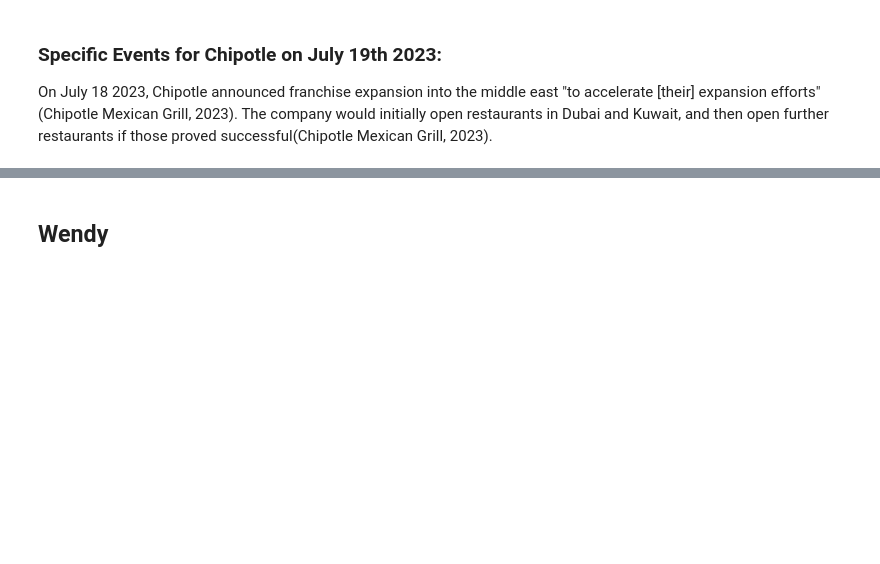
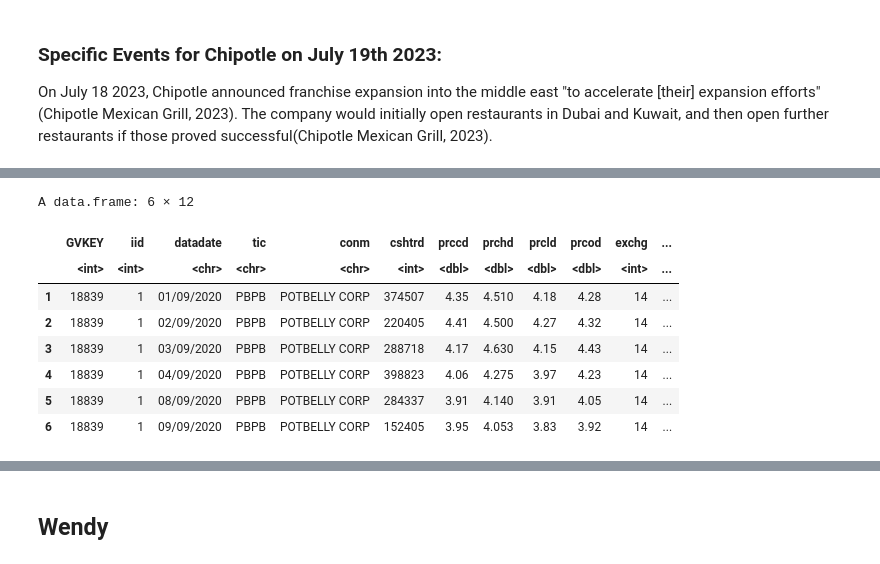
Before and after one commit to LiamHoogstad/Apps_R_HW1, a Jupyter notebook: MAIN_FILE.ipynb, the cells around one changed output, grey strips where cells are left out. Saved outputs shown, nothing was run; the diff lists cells and outputs as text; code cells hidden in the pictures; blank space fills up the shorter version.

```diff
--- a/MAIN_FILE.ipynb
+++ b/MAIN_FILE.ipynb
@@ -101,0 +236,13 @@ On July 18 2023, Chipotle announced franchise expansion into the middle east "to
+# %%
+data_potbelly <- filter(data, tic == 'PBPB')
+head(data_potbelly)
+# %% [output]
+A data.frame: 6 × 12
+|  | GVKEY | iid | datadate | tic | conm | cshtrd | prccd | prchd | prcld | prcod | exchg | ... |
+|  | <int> | <int> | <chr> | <chr> | <chr> | <int> | <dbl> | <dbl> | <dbl> | <dbl> | <int> | ... |
+| 1 | 18839 | 1 | 01/09/2020 | PBPB | POTBELLY CORP | 374507 | 4.35 | 4.510 | 4.18 | 4.28 | 14 | ... |
+| 2 | 18839 | 1 | 02/09/2020 | PBPB | POTBELLY CORP | 220405 | 4.41 | 4.500 | 4.27 | 4.32 | 14 | ... |
+| 3 | 18839 | 1 | 03/09/2020 | PBPB | POTBELLY CORP | 288718 | 4.17 | 4.630 | 4.15 | 4.43 | 14 | ... |
+| 4 | 18839 | 1 | 04/09/2020 | PBPB | POTBELLY CORP | 398823 | 4.06 | 4.275 | 3.97 | 4.23 | 14 | ... |
+| 5 | 18839 | 1 | 08/09/2020 | PBPB | POTBELLY CORP | 284337 | 3.91 | 4.140 | 3.91 | 4.05 | 14 | ... |
+| 6 | 18839 | 1 | 09/09/2020 | PBPB | POTBELLY CORP | 152405 | 3.95 | 4.053 | 3.83 | 3.92 | 14 | ... |
```
Also changed, not shown: parts of 48 cells of this notebook.
